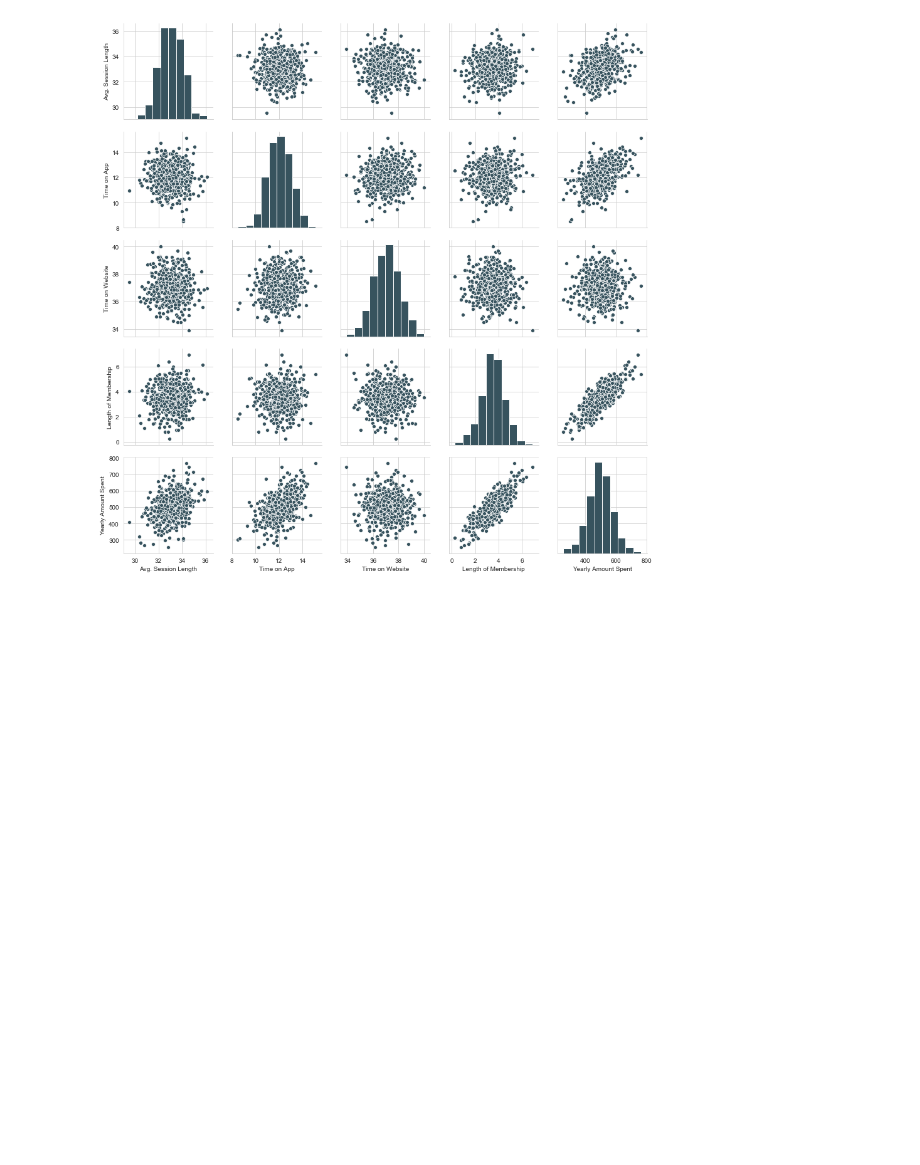
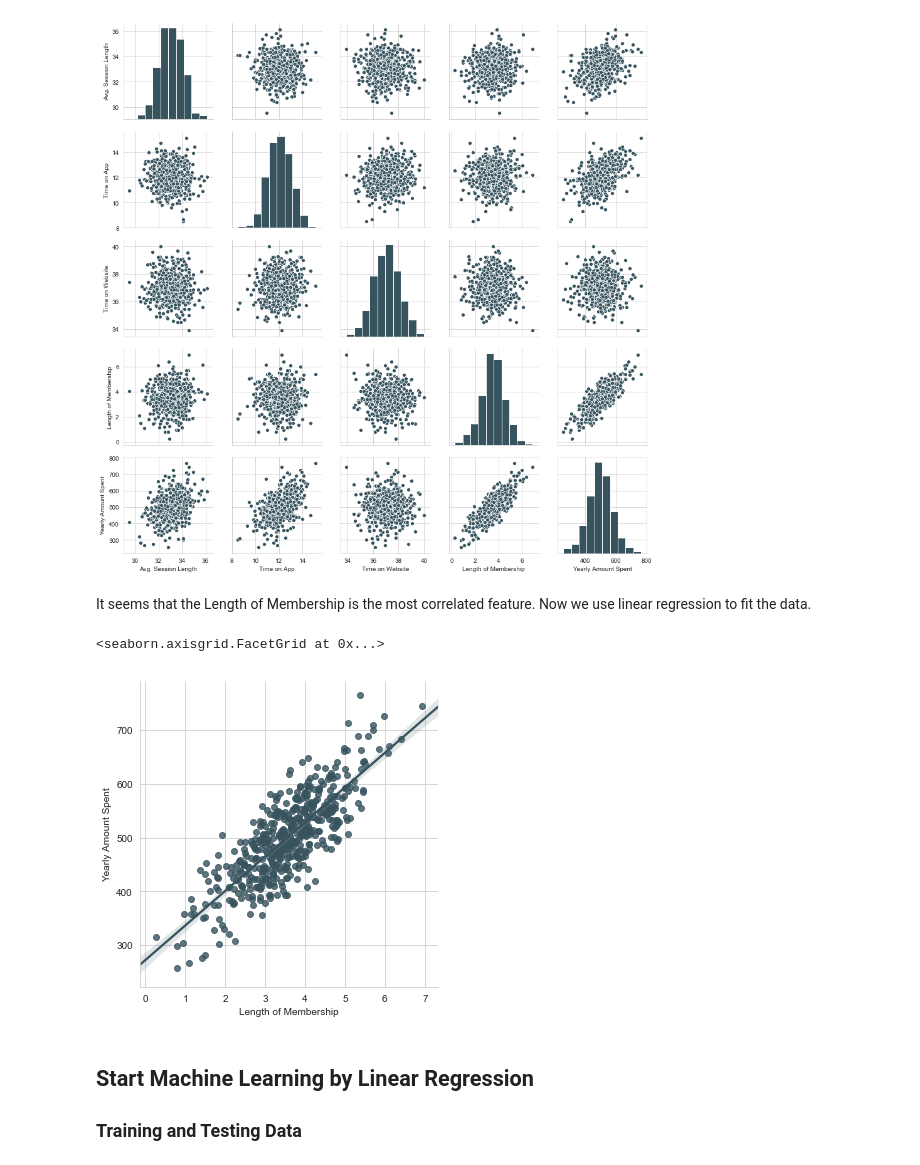
Before and after one commit to codeflowap/ML_Linear_Regression, a Jupyter notebook: Untitled.ipynb, the cells around one changed output. Saved outputs shown, nothing was run; the diff lists cells and outputs as text; code cells hidden in the pictures; blank space fills up the shorter version.

```diff
--- a/Untitled.ipynb
+++ b/Untitled.ipynb
@@ -69,3 +69,13 @@ sns.pairplot(customers)
 # %% [output]
 <seaborn.axisgrid.PairGrid at 0x...>
 [figure]
+# %% [markdown]
+It seems that the Length of Membership is the most correlated feature. Now we use linear regression to fit the data.
+# %%
+sns.lmplot(x='Length of Membership',y='Yearly Amount Spent', data=customers)
+# %% [output]
+<seaborn.axisgrid.FacetGrid at 0x...>
+[figure, added]
+# %% [markdown]
+## Start Machine Learning by Linear Regression
+### Training and Testing Data
```
Also changed, not shown: parts of 1 cell of this notebook.
